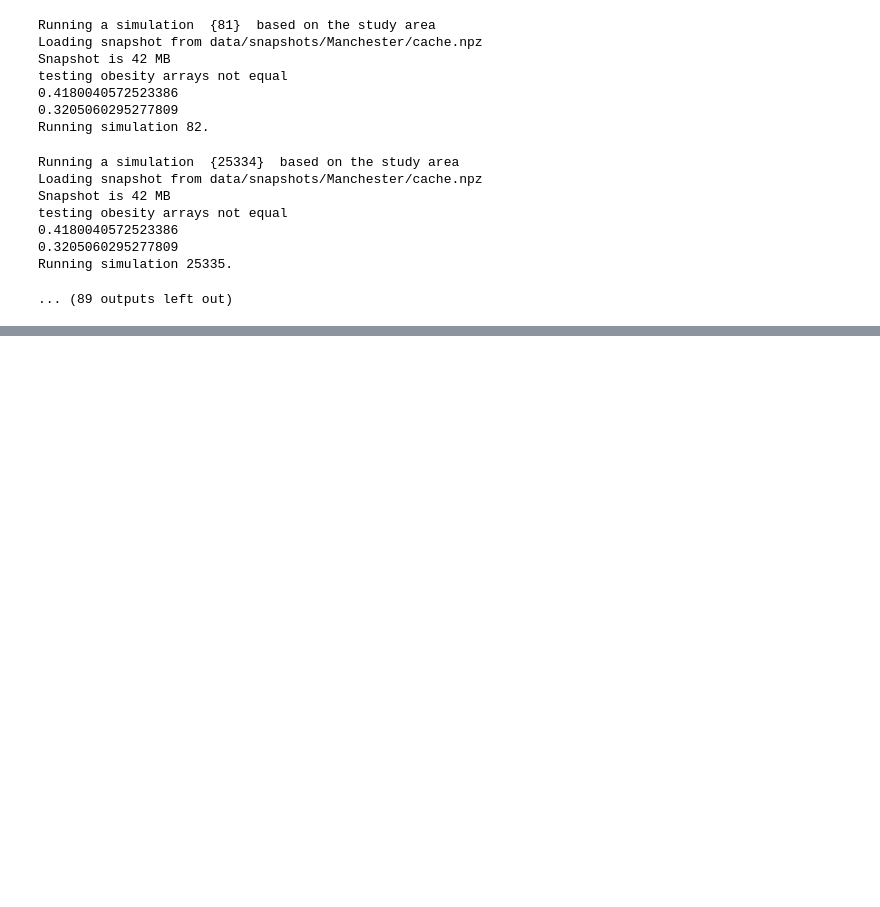
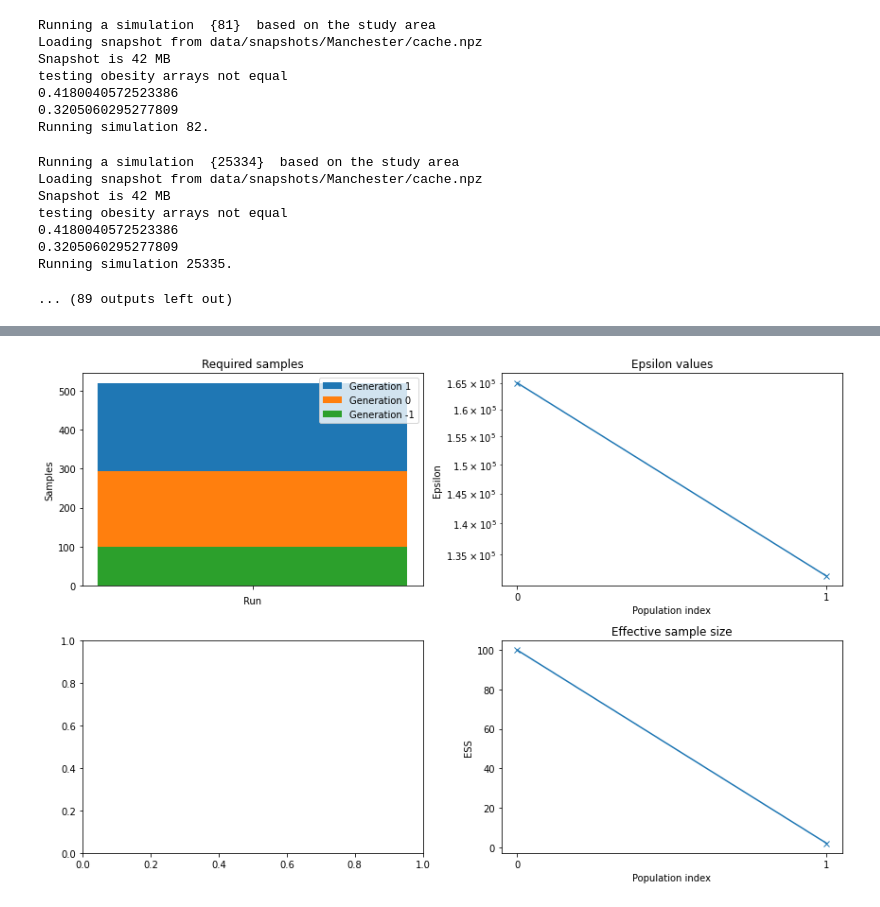
Before and after one commit to alan-turing-institute/uatk-aspics, a Jupyter notebook: calibration/abc_notebook.ipynb, the cells around one changed output, grey strips where cells are left out. Drawn from its saved outputs; the diff is of its cells as text; code cells hidden in the pictures; blank space fills up the shorter version.

```diff
--- a/calibration/abc_notebook.ipynb
+++ b/calibration/abc_notebook.ipynb
@@ -478,0 +491,16 @@ Running simulation 25335.
+# %%
+_, arr_ax = plt.subplots(2, 2)
+
+pyabc.visualization.plot_sample_numbers(history, ax=arr_ax[0][0])
+pyabc.visualization.plot_epsilons(history, ax=arr_ax[0][1])
+#pyabc.visualization.plot_credible_intervals(
+#    history, levels=[0.95, 0.9, 0.5], ts=[0, 1, 2, 3, 4],
+#    show_mean=True, show_kde_max_1d=True,
+#    refval={'mean': 2.5},
+#    arr_ax=arr_ax[1][0])
+pyabc.visualization.plot_effective_sample_sizes(history, ax=arr_ax[1][1])
+
+plt.gcf().set_size_inches((12, 8))
+plt.gcf().tight_layout()
+# %% [output]
+[figure, added]
```
Also changed, not shown: parts of 8 cells of this notebook.
